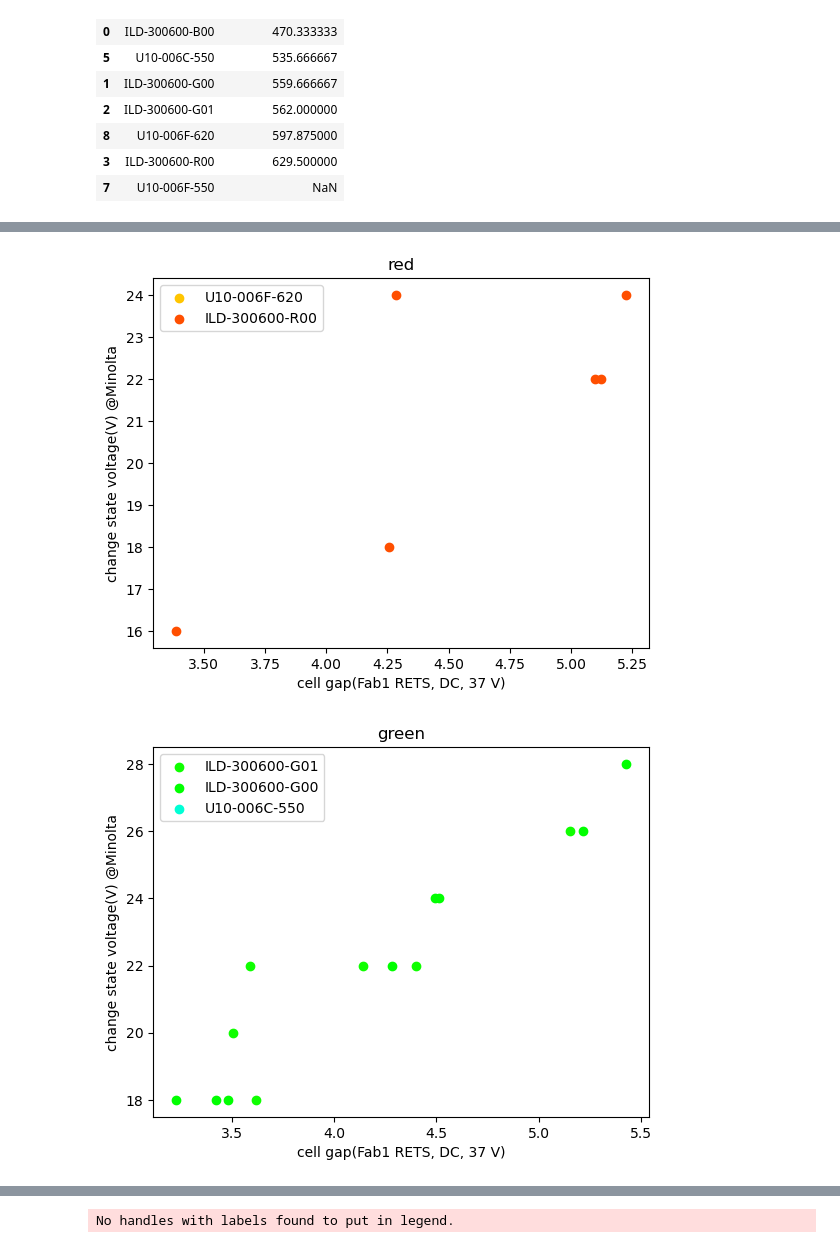
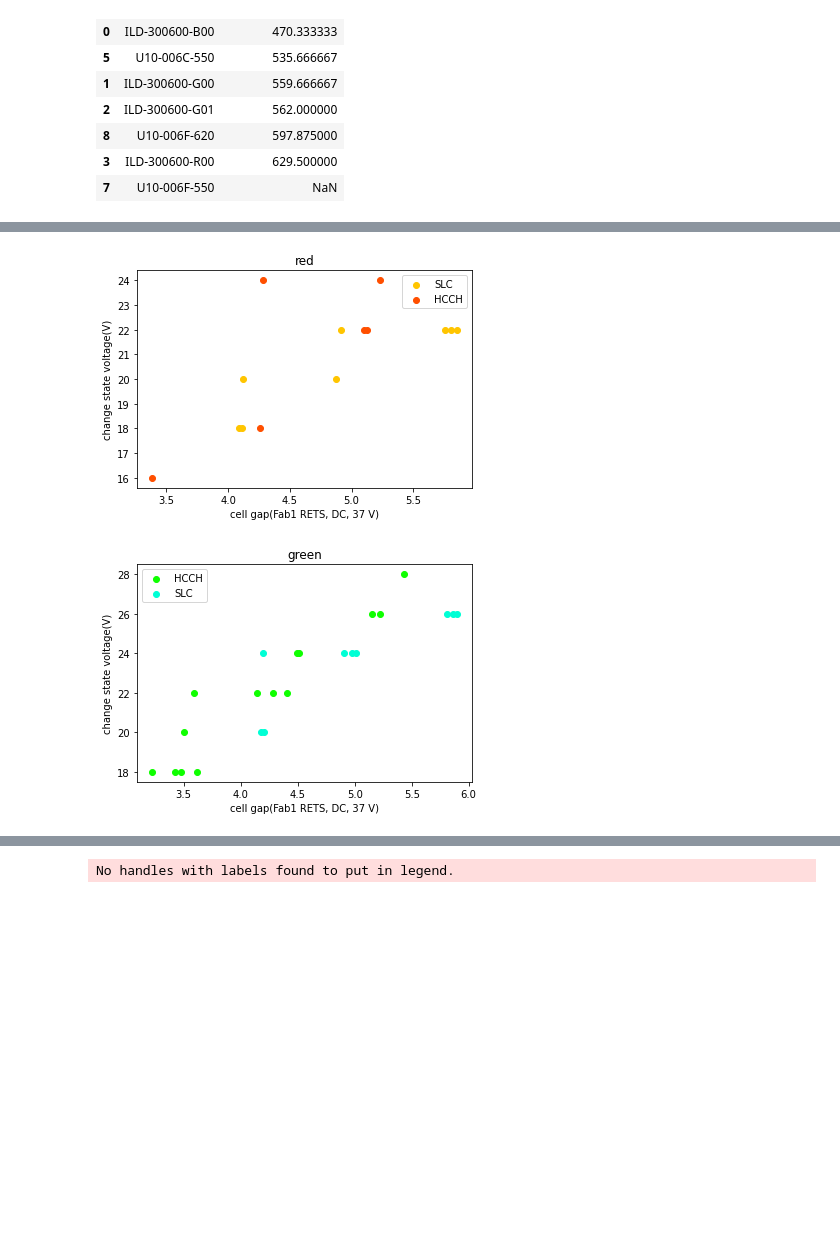
Before and after one commit to dimsplendid/tdtoolkit_web, a Jupyter notebook: notebooks/CLC_opt.ipynb, the cells around one changed output, grey strips where cells are left out. Cells and saved outputs as stored; diff of their text form; code cells hidden in the pictures; blank space fills up the shorter version.

```diff
--- a/notebooks/CLC_opt.ipynb
+++ b/notebooks/CLC_opt.ipynb
@@ -98,7 +104,7 @@ red = {
 # green color isn't that great, shift it by -50 nm
 green = {
     'ILD-300600-G01': "#0fff00",
-    'ILD-300600-G00': "#00ff00",
+    'ILD-300600-G00': "#0fff00",
     'U10-006C-550': "#00ffd5"
 }
 blue = {
@@ -112,6 +118,18 @@ colors = {
     "green": green,
     "blue": blue
 }
+
+# define LC venders
+venders = {
+    'U10-006F-620': 'SLC',
+    'U10-006C-550': 'SLC',
+    'U10-006F-450': 'SLC',
+    'ILD-300600-R00': 'HCCH',
+    'ILD-300600-G01': 'HCCH',
+    'ILD-300600-G00': 'HCCH',
+    'ILD-300600-B00': 'HCCH',
+    'Sample-A': 'JNC'
+}
 # %%
 for mech in ["Minolta", "DMS_PID"]:
     for color, LCs in colors.items():
@@ -134,15 +152,17 @@ for mech in ["Minolta", "DMS_PID"]:
 # %%
-for mech in ["Minolta", "DMS_PID"]:
-    for color, LCs in colors.items():
-        for LC in LCs:
-            tmp_df = df[df["LC"] == LC]
-            plt.scatter(tmp_df["cell gap(Fab1 RETS, DC, 37 V)"], tmp_df[f"轉態電壓(V_Dark)({mech})"], label=LC, c=LCs[LC])
-        plt.xlabel('cell gap(Fab1 RETS, DC, 37 V)')
-        plt.ylabel(f'change state voltage(V) @{mech}')
-        plt.title(color)
-        plt.legend()
-        plt.savefig(f"v_dark_{mech}_{color}")
-        plt.show()
+for color, LCs in colors.items():
+    for mech in ["Minolta", "DMS_PID"]:
+            for LC in LCs:
+                tmp_df = df[df["LC"] == LC]
+                plt.scatter(tmp_df["cell gap(Fab1 RETS, DC, 37 V)"], tmp_df[f"轉態電壓(V_Dark)({mech})"], label=venders[LC], c=LCs[LC])
+    handles, labels = plt.gca().get_legend_handles_labels()
+    by_label = dict(zip(labels, handles))
+    plt.legend(by_label.values(), by_label.keys())
+    plt.xlabel('cell gap(Fab1 RETS, DC, 37 V)')
+    plt.ylabel(f'change state voltage(V)')
+    plt.title(color)
+    plt.savefig(f"v_dark_{color}")
+    plt.show()
 # %% [output]
-[figure, old version]
+[figure, new version]
-[figure, old version]
+[figure, new version]
```
Also changed, not shown: parts of 3 cells of this notebook, 9 other files.
